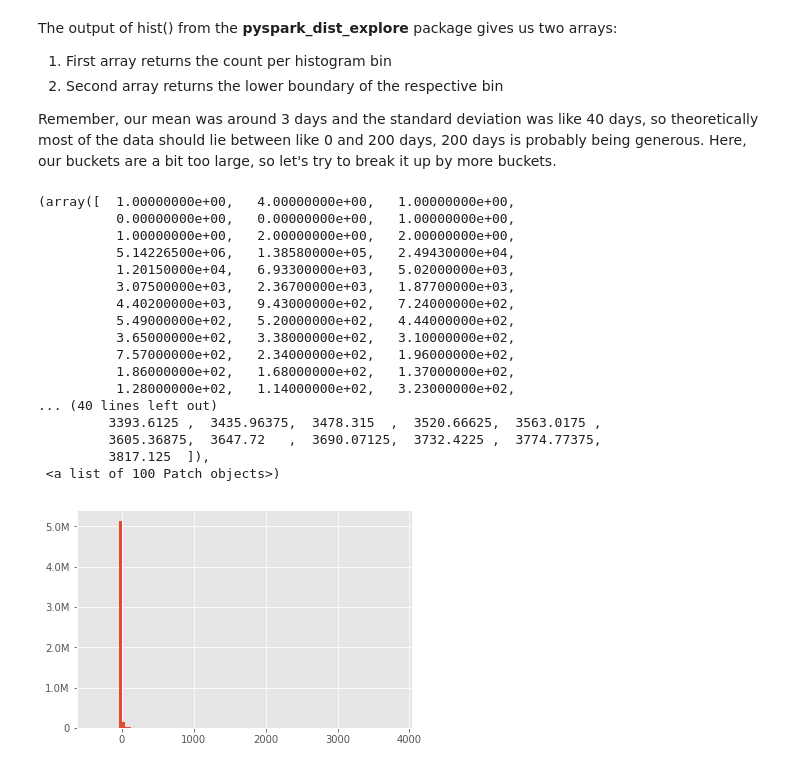
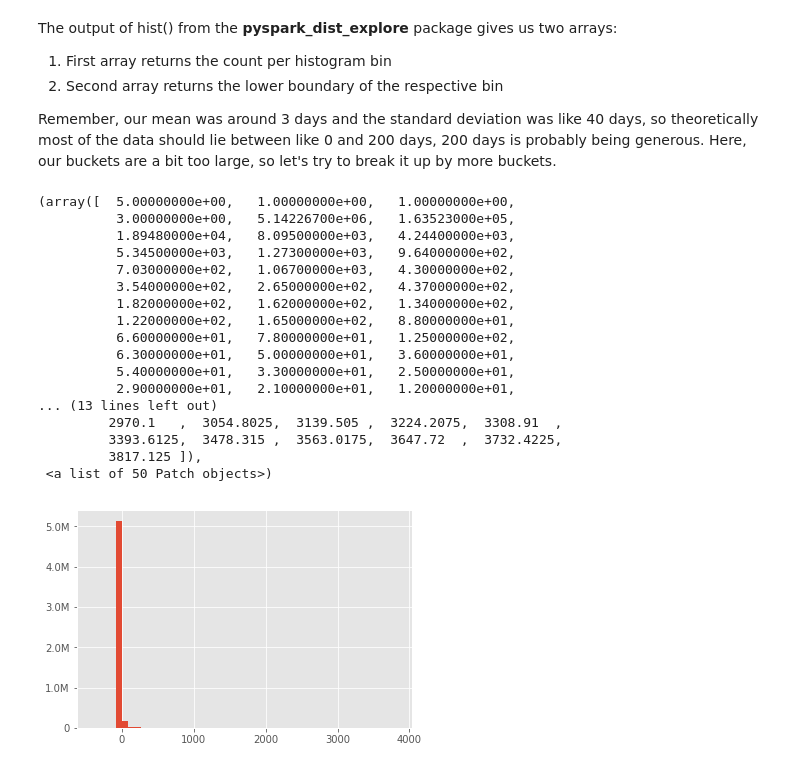
Before and after one commit to strikingmoose/nypd_complaints, a Jupyter notebook: notebook/10 - Data Exploration (Part V - Exploration & Analysis).ipynb, the cells around one changed output. Saved outputs shown, nothing was run; the diff lists cells and outputs as text; code cells hidden in the pictures.

```diff
--- a/notebook/10 - Data Exploration (Part V - Exploration & Analysis).ipynb
+++ b/notebook/10 - Data Exploration (Part V - Exploration & Analysis).ipynb
@@ -392,23 +392,23 @@ The output of hist() from the **pyspark\_dist\_explore** package gives us two ar
 Remember, our mean was around 3 days and the standard deviation was like 40 days, so theoretically most of the data should lie between like 0 and 200 days, 200 days is probably being generous. Here, our buckets are a bit too large, so let's try to break it up by more buckets.
 # %%
 fig, ax = plt.subplots()
-hist(ax, df_filtered[['COMPLAINT_LENGTH_DAYS']], bins = 100)
+hist(ax, df_filtered[['COMPLAINT_LENGTH_DAYS']], bins = 50)
 # %% [output]
-(array([  1.00000000e+00,   4.00000000e+00,   1.00000000e+00,
-          0.00000000e+00,   0.00000000e+00,   1.00000000e+00,
-          1.00000000e+00,   2.00000000e+00,   2.00000000e+00,
-          5.14226500e+06,   1.38580000e+05,   2.49430000e+04,
-          1.20150000e+04,   6.93300000e+03,   5.02000000e+03,
-          3.07500000e+03,   2.36700000e+03,   1.87700000e+03,
-          4.40200000e+03,   9.43000000e+02,   7.24000000e+02,
-          5.49000000e+02,   5.20000000e+02,   4.44000000e+02,
-          3.65000000e+02,   3.38000000e+02,   3.10000000e+02,
-          7.57000000e+02,   2.34000000e+02,   1.96000000e+02,
-          1.86000000e+02,   1.68000000e+02,   1.37000000e+02,
-          1.28000000e+02,   1.14000000e+02,   3.23000000e+02,
-... (40 lines left out)
-         3393.6125 ,  3435.96375,  3478.315  ,  3520.66625,  3563.0175 ,
-         3605.36875,  3647.72   ,  3690.07125,  3732.4225 ,  3774.77375,
-         3817.125  ]),
- <a list of 100 Patch objects>)
+(array([  5.00000000e+00,   1.00000000e+00,   1.00000000e+00,
+          3.00000000e+00,   5.14226700e+06,   1.63523000e+05,
+          1.89480000e+04,   8.09500000e+03,   4.24400000e+03,
+          5.34500000e+03,   1.27300000e+03,   9.64000000e+02,
+          7.03000000e+02,   1.06700000e+03,   4.30000000e+02,
+          3.54000000e+02,   2.65000000e+02,   4.37000000e+02,
+          1.82000000e+02,   1.62000000e+02,   1.34000000e+02,
+          1.22000000e+02,   1.65000000e+02,   8.80000000e+01,
+          6.60000000e+01,   7.80000000e+01,   1.25000000e+02,
+          6.30000000e+01,   5.00000000e+01,   3.60000000e+01,
+          5.40000000e+01,   3.30000000e+01,   2.50000000e+01,
+          2.90000000e+01,   2.10000000e+01,   1.20000000e+01,
+... (13 lines left out)
+         2970.1   ,  3054.8025,  3139.505 ,  3224.2075,  3308.91  ,
+         3393.6125,  3478.315 ,  3563.0175,  3647.72  ,  3732.4225,
+         3817.125 ]),
+ <a list of 50 Patch objects>)
-[figure, old version]
+[figure, new version]
```
Also changed, not shown: parts of 34 cells of this notebook.
